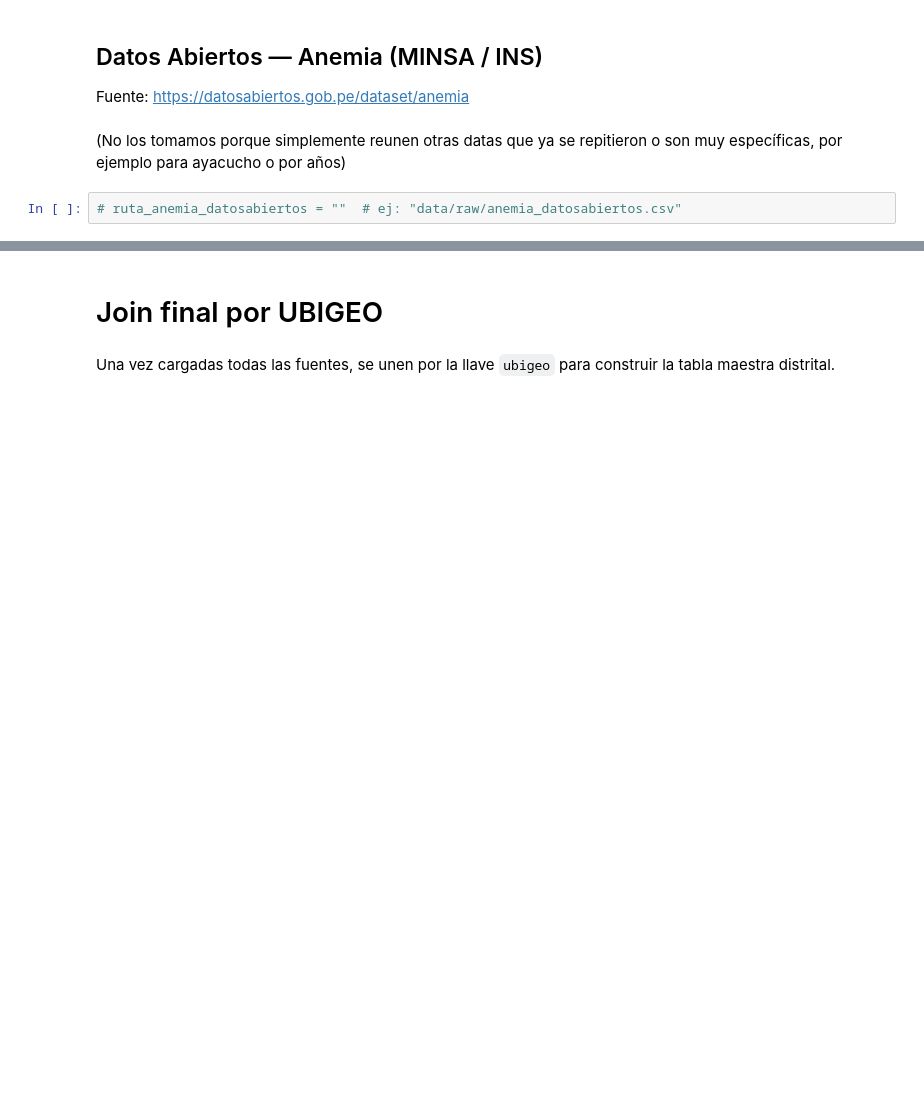
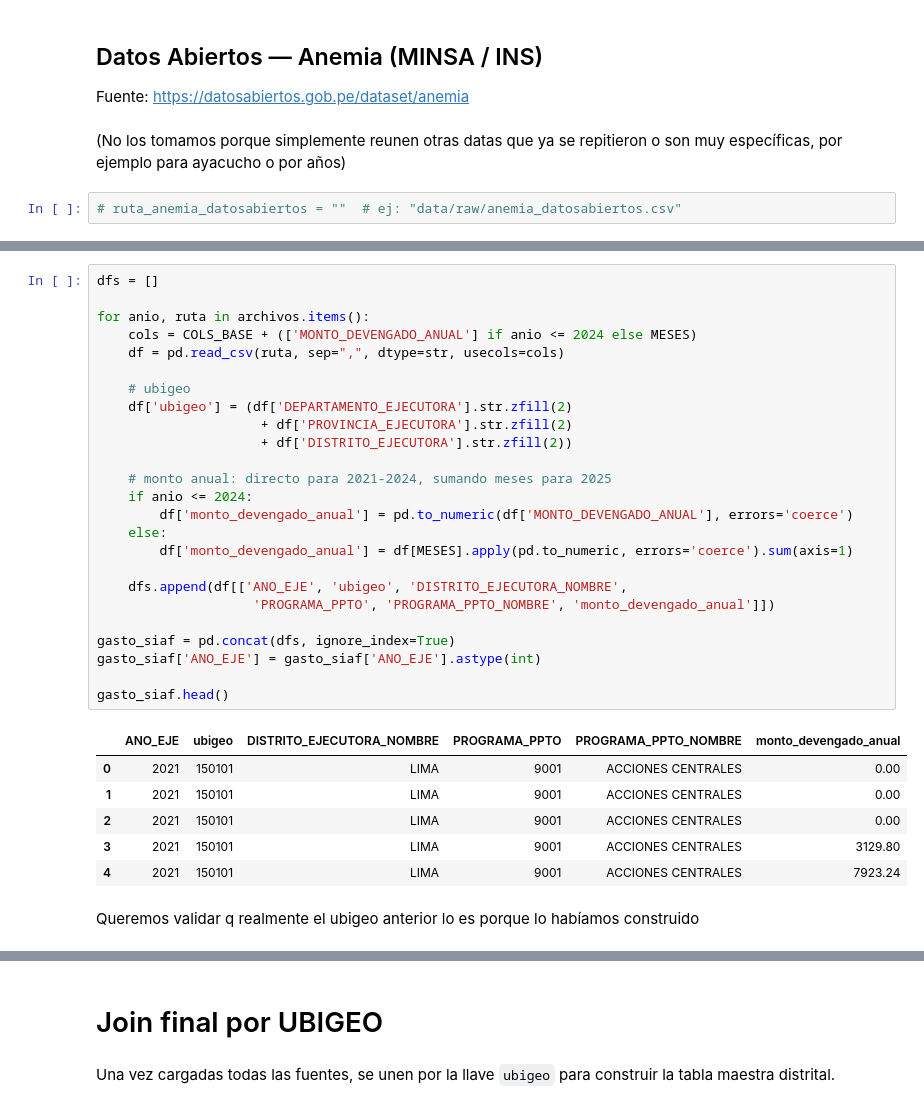
Before and after one commit to isdextre/causal-anemia-model, a Jupyter notebook: notebooks/00_join_ubigeo.ipynb, the cells around one changed output, grey strips where cells are left out. Saved outputs shown, nothing was run; the diff lists cells and outputs as text; blank space fills up the shorter version.

Commit message:
corrección del SIAF

```diff
--- a/notebooks/00_join_ubigeo.ipynb
+++ b/notebooks/00_join_ubigeo.ipynb
@@ -527,0 +642,34 @@ siaf.head()
+# %%
+dfs = []
+
+for anio, ruta in archivos.items():
+    cols = COLS_BASE + (['MONTO_DEVENGADO_ANUAL'] if anio <= 2024 else MESES)
+    df = pd.read_csv(ruta, sep=",", dtype=str, usecols=cols)
+
+    # ubigeo
+    df['ubigeo'] = (df['DEPARTAMENTO_EJECUTORA'].str.zfill(2)
+                     + df['PROVINCIA_EJECUTORA'].str.zfill(2)
+                     + df['DISTRITO_EJECUTORA'].str.zfill(2))
+
+    # monto anual: directo para 2021-2024, sumando meses para 2025
+    if anio <= 2024:
+        df['monto_devengado_anual'] = pd.to_numeric(df['MONTO_DEVENGADO_ANUAL'], errors='coerce')
+    else:
+        df['monto_devengado_anual'] = df[MESES].apply(pd.to_numeric, errors='coerce').sum(axis=1)
+
+    dfs.append(df[['ANO_EJE', 'ubigeo', 'DISTRITO_EJECUTORA_NOMBRE',
+                    'PROGRAMA_PPTO', 'PROGRAMA_PPTO_NOMBRE', 'monto_devengado_anual']])
+
+gasto_siaf = pd.concat(dfs, ignore_index=True)
+gasto_siaf['ANO_EJE'] = gasto_siaf['ANO_EJE'].astype(int)
+
+gasto_siaf.head()
+# %% [output]
+|  | ANO_EJE | ubigeo | DISTRITO_EJECUTORA_NOMBRE | PROGRAMA_PPTO | PROGRAMA_PPTO_NOMBRE | monto_devengado_anual |
+| 0 | 2021 | 150101 | LIMA | 9001 | ACCIONES CENTRALES | 0.00 |
+| 1 | 2021 | 150101 | LIMA | 9001 | ACCIONES CENTRALES | 0.00 |
+| 2 | 2021 | 150101 | LIMA | 9001 | ACCIONES CENTRALES | 0.00 |
+| 3 | 2021 | 150101 | LIMA | 9001 | ACCIONES CENTRALES | 3129.80 |
+| 4 | 2021 | 150101 | LIMA | 9001 | ACCIONES CENTRALES | 7923.24 |
+# %% [markdown]
+Queremos validar q realmente el ubigeo anterior lo es porque lo habíamos construido
```
Also changed, not shown: parts of 16 cells of this notebook.
